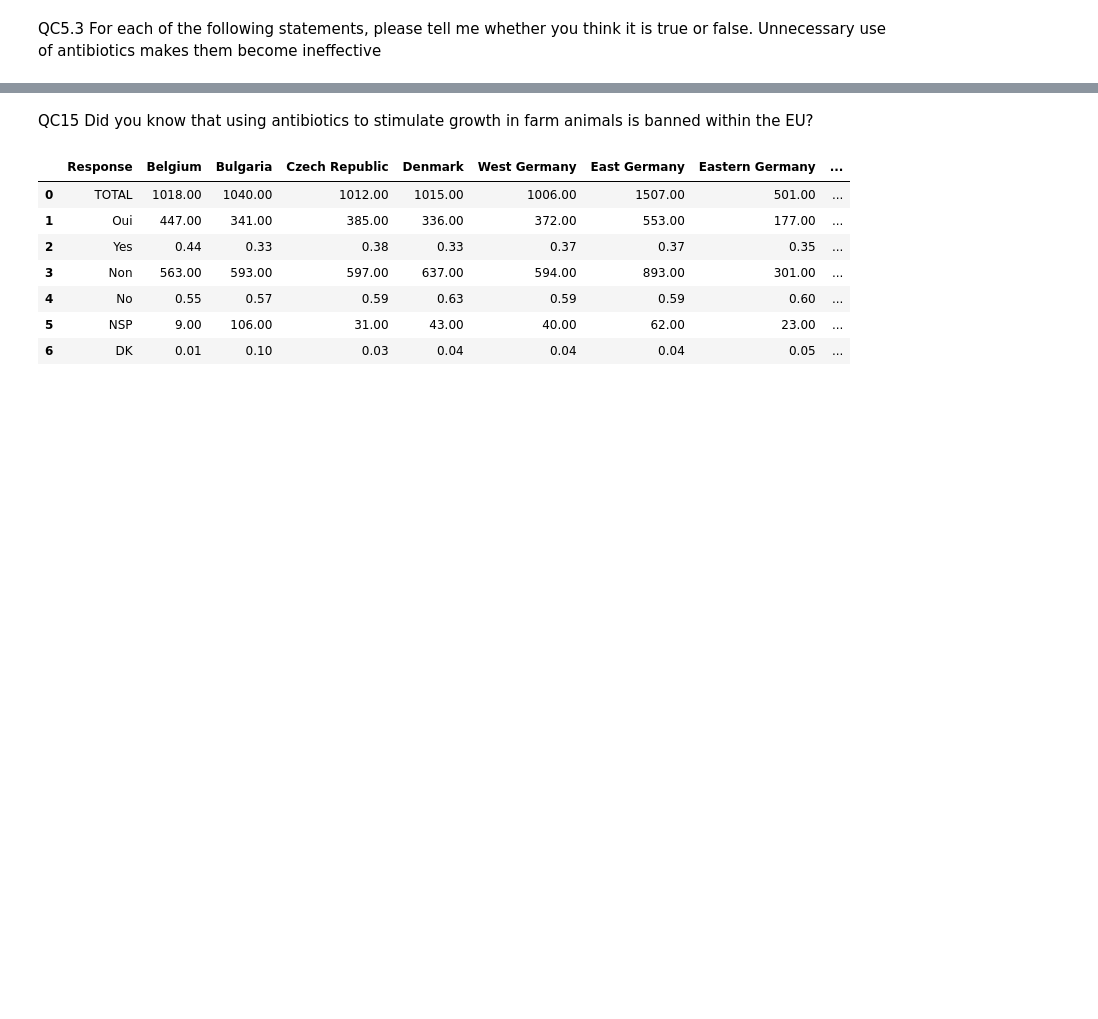
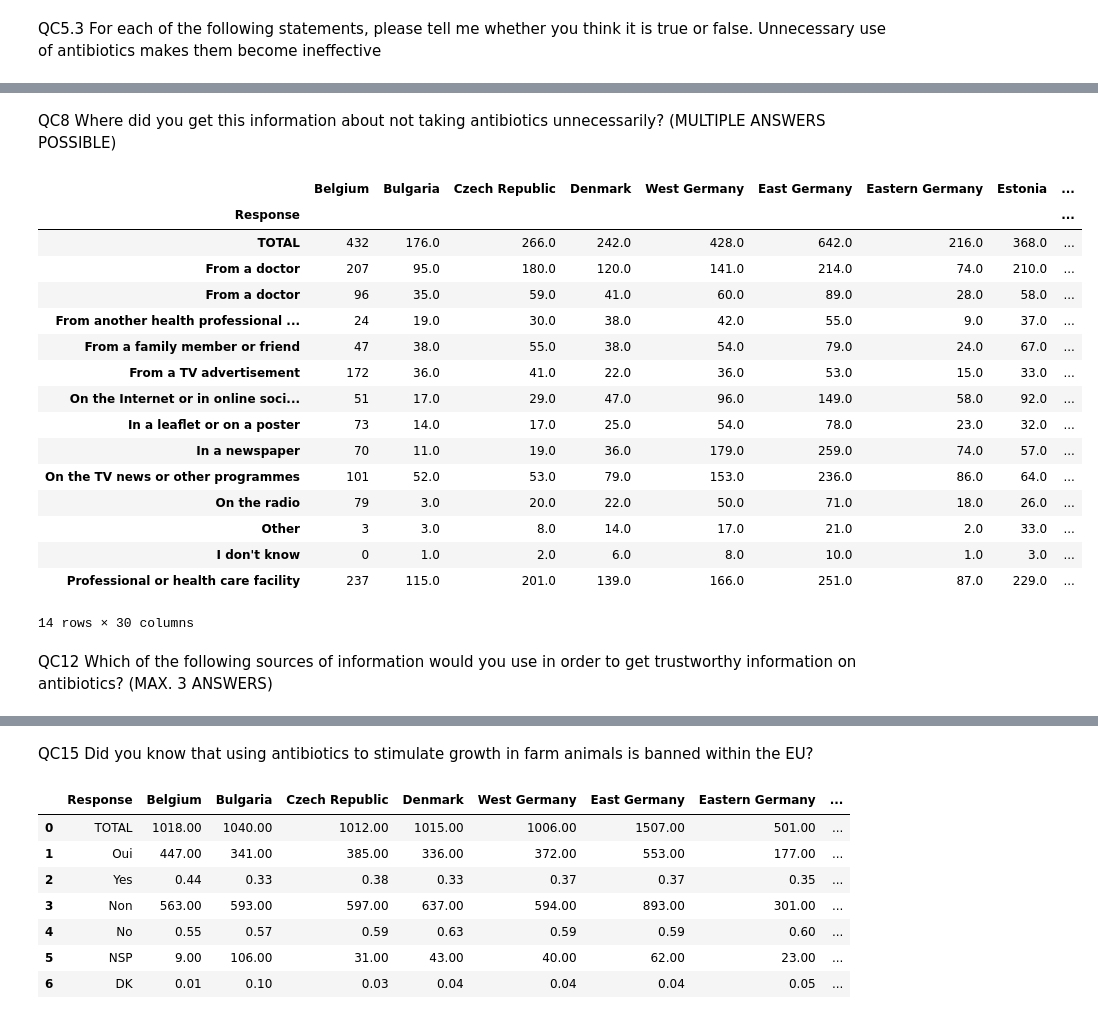
Before and after one commit to phoebemma/Project-1-Writing-a-Data-Science-Blog-post, a Jupyter notebook: EU_Antimicrobial resistance.ipynb, the cells around one changed output, grey strips where cells are left out. Drawn from its saved outputs; the diff is of its cells as text; code cells hidden in the pictures; blank space fills up the shorter version.

```diff
--- a/EU_Antimicrobial resistance.ipynb
+++ b/EU_Antimicrobial resistance.ipynb
@@ -359 +432,54 @@ Unnecessary use of antibiotics makes them become ineffective
+# %% [markdown]
+QC8 Where did you get this information about not taking antibiotics unnecessarily? (MULTIPLE ANSWERS POSSIBLE)
+# %%
+Question_8= pd.read_excel(EU_antibiotics, "QC8", skiprows = 7, header = [1])
+Question_8= Question_8.drop(["UE28\nEU28", "Unnamed: 0"], axis = 1)
+Question_8.rename(columns ={"Unnamed: 1":"Response", "BE": "Belgium", "BG": "Bulgaria", "CZ": "Czech Republic",
+                          "DK": "Denmark", "D-W": "West Germany", "DE": "East Germany", "D-E": "Eastern Germany", "EE": "Estonia",
+                           "IE": "Ireland", "EL" :"Greece" , "ES":"Spain", "FR":"France", "HR":"Croatia", "IT":"Italy","CY":"Cyprus",
+                           "LV":"Latvia", "LT": "Lithuania", "LU": "Luxembourg", "HU":"Hungary", "MT":"Malta", "NL":"Netherlands",
+                            "AT":"Austria", "PL": "Poland", "PT":"Portugal", "RO": "Romania", "SI":"Slovenia", "SK":"Slovekia",
+                          "FI":"Finland", "SE": "Sweden", "UK":"United Kingdom" }, inplace = True)
+Question_8 = Question_8.set_index("Response")
+Question_8 =Question_8.loc[["TOTAL", "Un médecin vous en a parlé", "Un pharmacien vous en a parlé",
+                            "Un autre professionnel de la santé (p. ex., une infirmière, un kinésithérapeute) vous en a parlé",
+                            "Un membre de votre famille ou un ami vous en a parlé", "Vous l'avez vue dans une publicité à la télévision",
+                            "Vous l'avez vue sur Internet ou les réseaux sociaux en ligne","Vous l'avez vue dans une brochure ou sur une affiche",
+                            "Vous l'avez lue dans un journal", "Vous l'avez vue au journal télévisé ou dans un autre programme",
+                            "Vous l'avez entendue à la radio",
+                            "Autre (SPONTANÉ)", "NSP", "Professionnel ou établissement de santé"]]
+Question_8= Question_8.rename(index= { "Un médecin vous en a parlé":"From a doctor",
+                                      "Un pharmacien vous en a parlé":"From a doctor",
+                            "Un autre professionnel de la santé (p. ex., une infirmière, un kinésithérapeute) vous en a parlé":"From another health professional (e.g. nurse or physio-therapist)",
+                            "Un membre de votre famille ou un ami vous en a parlé":"From a family member or friend",
+                            "Vous l'avez vue dans une publicité à la télévision": "From a TV advertisement",
+                            "Vous l'avez vue sur Internet ou les réseaux sociaux en ligne": "On the Internet or in online social networks",
+                            "Vous l'avez vue dans une brochure ou sur une affiche": "In a leaflet or on a poster",
+                            "Vous l'avez lue dans un journal":"In a newspaper",
+                            "Vous l'avez vue au journal télévisé ou dans un autre programme":"On the TV news or other programmes",
+                            "Vous l'avez entendue à la radio":"On the radio",
+                            "Autre (SPONTANÉ)": "Other", "NSP": "I don't know",
+                            "Professionnel ou établissement de santé": "Professional or health care facility"})
+Question_8.reset_index(drop = True)
+Question_8.head(20)
+# %% [output]
+|  | Belgium | Bulgaria | Czech Republic | Denmark | West Germany | East Germany | Eastern Germany | Estonia | ... |
+| Response |  |  |  |  |  |  |  |  | ... |
+| TOTAL | 432 | 176.0 | 266.0 | 242.0 | 428.0 | 642.0 | 216.0 | 368.0 | ... |
+| From a doctor | 207 | 95.0 | 180.0 | 120.0 | 141.0 | 214.0 | 74.0 | 210.0 | ... |
+| From a doctor | 96 | 35.0 | 59.0 | 41.0 | 60.0 | 89.0 | 28.0 | 58.0 | ... |
+| From another health professional ... | 24 | 19.0 | 30.0 | 38.0 | 42.0 | 55.0 | 9.0 | 37.0 | ... |
+| From a family member or friend | 47 | 38.0 | 55.0 | 38.0 | 54.0 | 79.0 | 24.0 | 67.0 | ... |
+| From a TV advertisement | 172 | 36.0 | 41.0 | 22.0 | 36.0 | 53.0 | 15.0 | 33.0 | ... |
+| On the Internet or in online soci... | 51 | 17.0 | 29.0 | 47.0 | 96.0 | 149.0 | 58.0 | 92.0 | ... |
+| In a leaflet or on a poster | 73 | 14.0 | 17.0 | 25.0 | 54.0 | 78.0 | 23.0 | 32.0 | ... |
+| In a newspaper | 70 | 11.0 | 19.0 | 36.0 | 179.0 | 259.0 | 74.0 | 57.0 | ... |
+| On the TV news or other programmes | 101 | 52.0 | 53.0 | 79.0 | 153.0 | 236.0 | 86.0 | 64.0 | ... |
+| On the radio | 79 | 3.0 | 20.0 | 22.0 | 50.0 | 71.0 | 18.0 | 26.0 | ... |
+| Other | 3 | 3.0 | 8.0 | 14.0 | 17.0 | 21.0 | 2.0 | 33.0 | ... |
+| I don't know | 0 | 1.0 | 2.0 | 6.0 | 8.0 | 10.0 | 1.0 | 3.0 | ... |
+| Professional or health care facility | 237 | 115.0 | 201.0 | 139.0 | 166.0 | 251.0 | 87.0 | 229.0 | ... |
+14 rows × 30 columns
+# %% [markdown]
+QC12 Which of the following sources of information would you use in order to get trustworthy information on antibiotics? (MAX. 3 ANSWERS)
 # %%
```
Also changed, not shown: parts of 17 cells of this notebook.
